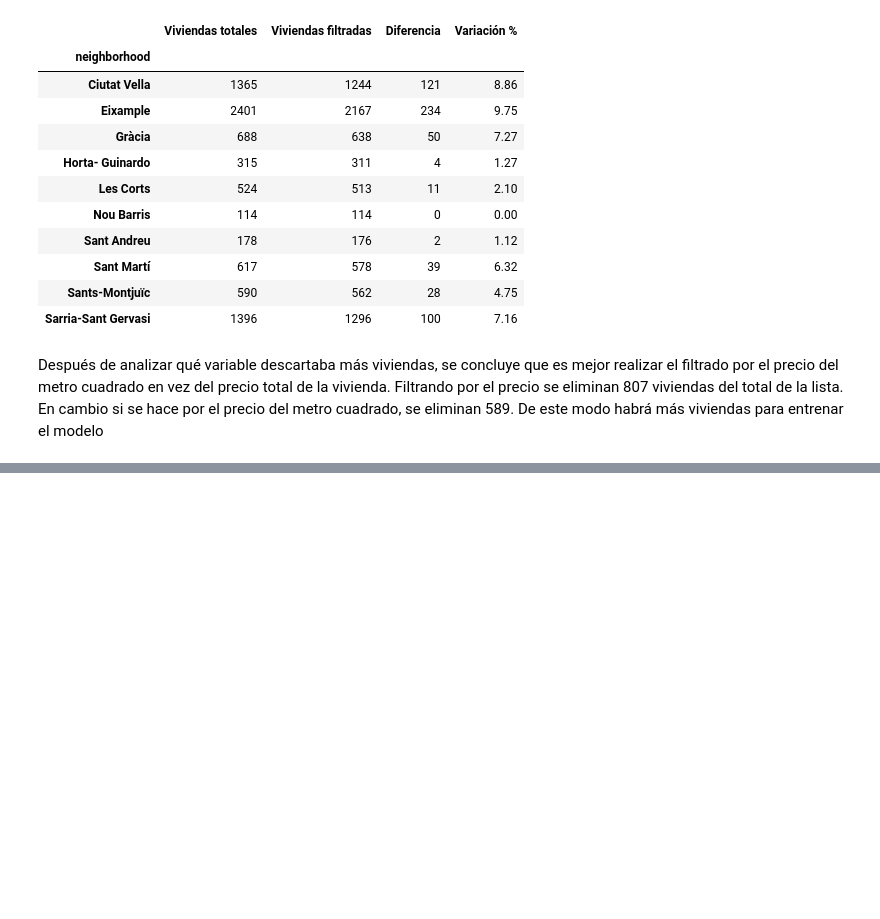
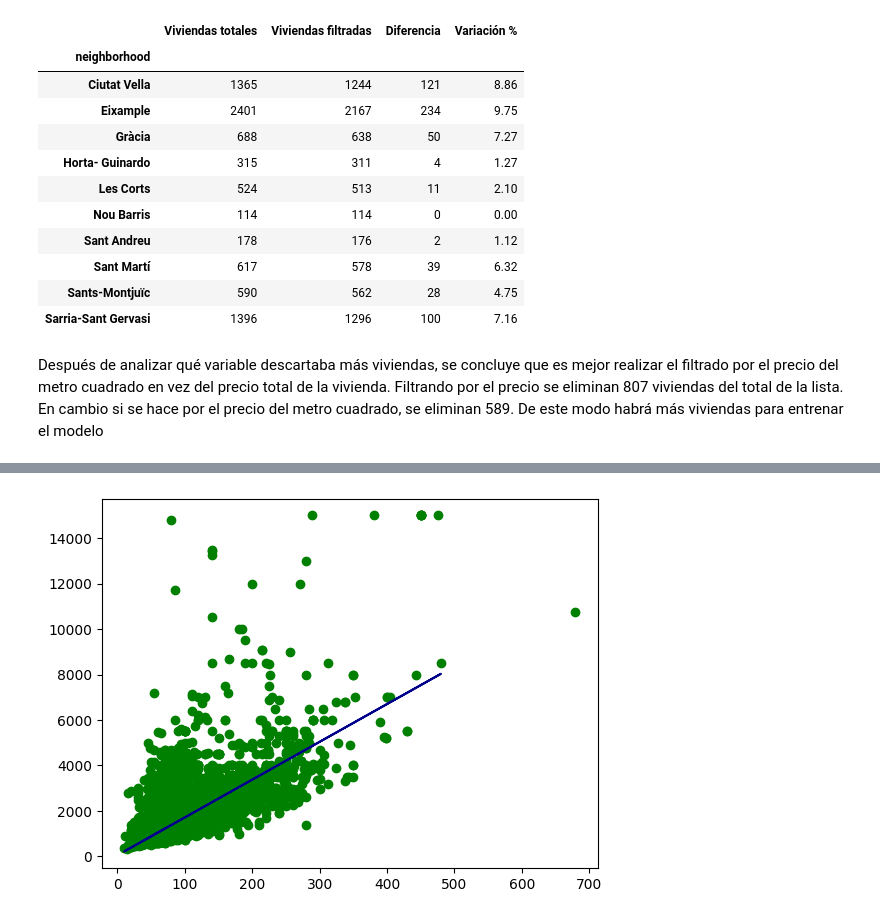
Before and after one commit to carlosarreguib/PROYECTO_1, a Jupyter notebook: Proyecto_1.ipynb, the cells around one changed output, grey strips where cells are left out. Cells and saved outputs as stored; diff of their text form; code cells hidden in the pictures; blank space fills up the shorter version.

Commit message:
Primer modelo de regresión lineal

```diff
--- a/Proyecto_1.ipynb
+++ b/Proyecto_1.ipynb
@@ -179,0 +176,20 @@ Coeficiente de correlación de Pearson entre el precio y el precio por metro cua
+# %%
+# Definir las variables independientes (X) y dependientes (Y)
+X = df[['square_meters']]     # La regresión espera que X sea una matriz 2D
+Y = df['price']               # Y puede ser una serie o columna
+
+# Separamos la fracción que se usará para entrenar al modelo de la fracción de datos
+# para testear el ajuste
+x_train, x_test, y_train, y_test = train_test_split(X, Y, test_size=0.2, random_state=42)
+
+# Crear un modelo de regresión lineal, ajustarlo a los datos y predecir las Y con el modelo
+modelo = LinearRegression()
+modelo.fit(x_train, y_train)
+Y_ajustada = modelo.predict(x_train)
+
+# Graficamos los datos con el ajuste
+plt.scatter(df['square_meters'], df['price'], marker='o', color='green', label = 'Mortalidad infantil baja')
+plt.plot(x_train, Y_ajustada, color='darkblue', label='Recta de regresión')
+plt.show()
+# %% [output]
+[figure, added]
```
Also changed, not shown: parts of 2 cells of this notebook.
